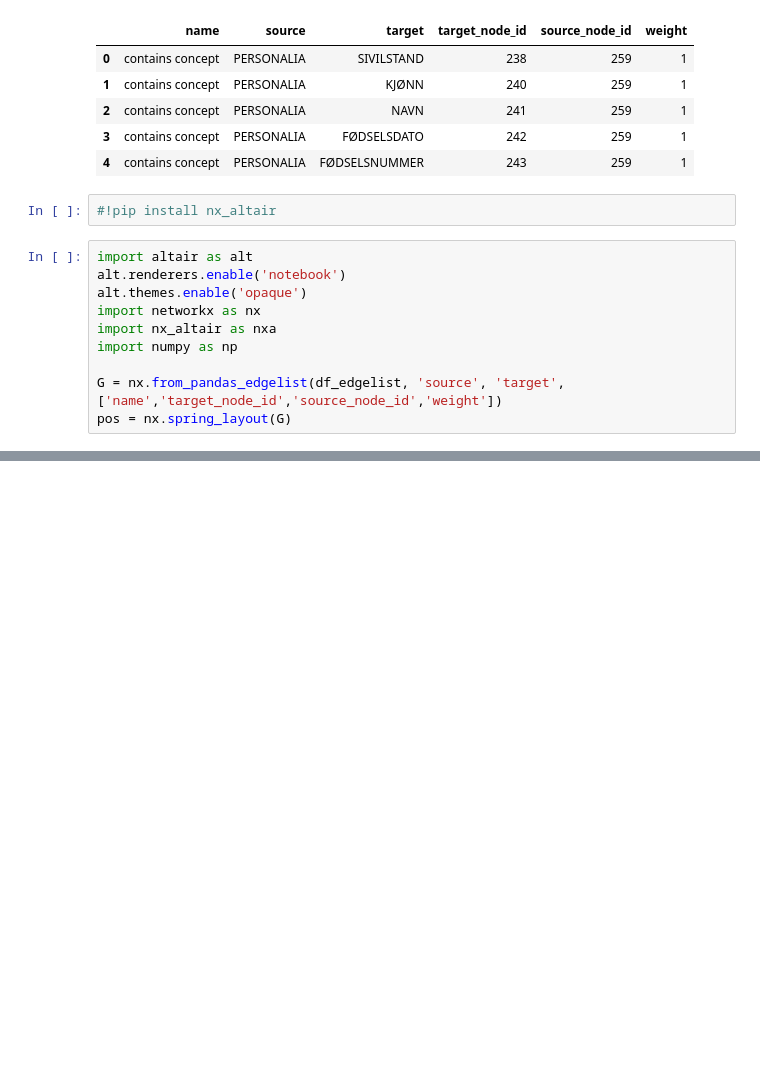
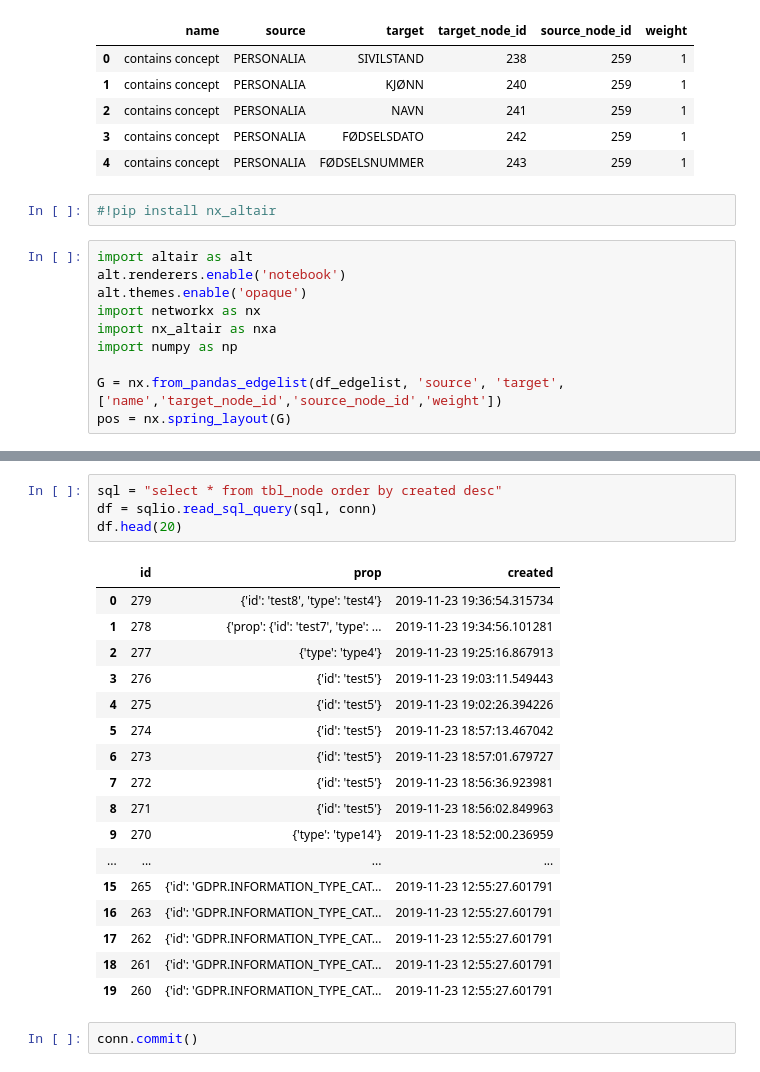
Before and after one commit to navikt/data-catalog-graph, a Jupyter notebook: notebooks/populate database.ipynb, the cells around one changed output, grey strips where cells are left out. Saved outputs shown, nothing was run; the diff lists cells and outputs as text; blank space fills up the shorter version.

```diff
--- a/notebooks/populate database.ipynb
+++ b/notebooks/populate database.ipynb
@@ -502,0 +497,24 @@ viz.interactive()
+# %%
+sql = "select * from tbl_node order by created desc"
+df = sqlio.read_sql_query(sql, conn)
+df.head(20)
+# %% [output]
+|  | id | prop | created |
+| 0 | 279 | {'id': 'test8', 'type': 'test4'} | 2019-11-23 19:36:54.315734 |
+| 1 | 278 | {'prop': {'id': 'test7', 'type': ... | 2019-11-23 19:34:56.101281 |
+| 2 | 277 | {'type': 'type4'} | 2019-11-23 19:25:16.867913 |
+| 3 | 276 | {'id': 'test5'} | 2019-11-23 19:03:11.549443 |
+| 4 | 275 | {'id': 'test5'} | 2019-11-23 19:02:26.394226 |
+| 5 | 274 | {'id': 'test5'} | 2019-11-23 18:57:13.467042 |
+| 6 | 273 | {'id': 'test5'} | 2019-11-23 18:57:01.679727 |
+| 7 | 272 | {'id': 'test5'} | 2019-11-23 18:56:36.923981 |
+| 8 | 271 | {'id': 'test5'} | 2019-11-23 18:56:02.849963 |
+| 9 | 270 | {'type': 'type14'} | 2019-11-23 18:52:00.236959 |
+| ... | ... | ... | ... |
+| 15 | 265 | {'id': 'GDPR.INFORMATION_TYPE_CAT... | 2019-11-23 12:55:27.601791 |
+| 16 | 263 | {'id': 'GDPR.INFORMATION_TYPE_CAT... | 2019-11-23 12:55:27.601791 |
+| 17 | 262 | {'id': 'GDPR.INFORMATION_TYPE_CAT... | 2019-11-23 12:55:27.601791 |
+| 18 | 261 | {'id': 'GDPR.INFORMATION_TYPE_CAT... | 2019-11-23 12:55:27.601791 |
+| 19 | 260 | {'id': 'GDPR.INFORMATION_TYPE_CAT... | 2019-11-23 12:55:27.601791 |
+# %%
+conn.commit()
```
Also changed, not shown: parts of 19 cells of this notebook, 9 other files.
